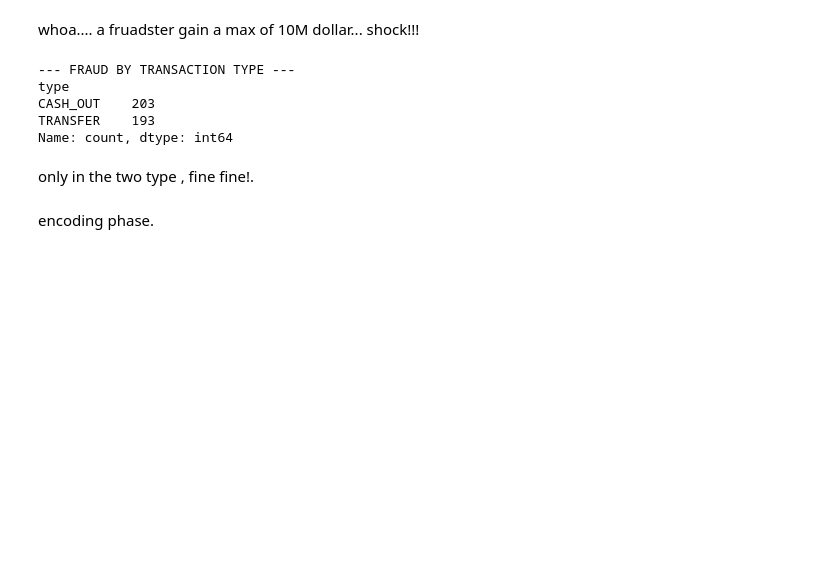
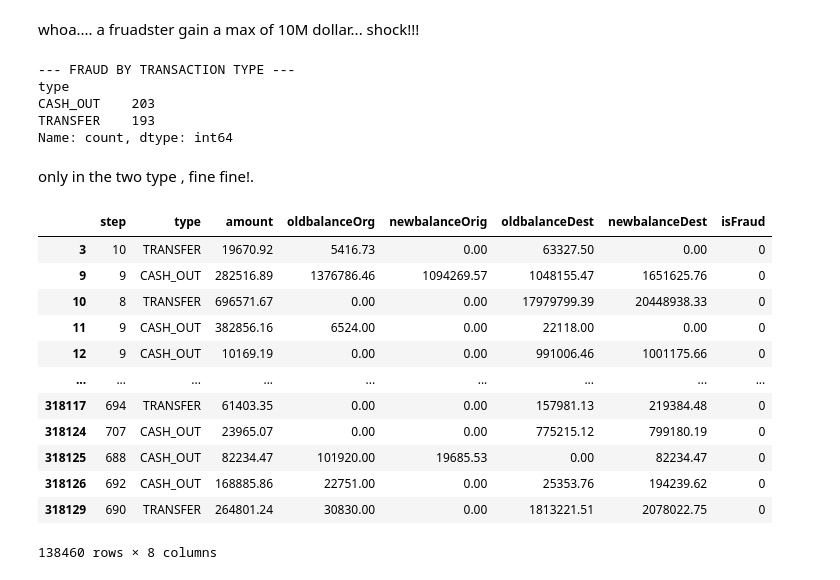
Before and after one commit to Mohith-151/Week-12, a Jupyter notebook: capstone_project.ipynb, the cells around one changed output. Drawn from its saved outputs; the diff is of its cells as text; code cells hidden in the pictures; blank space fills up the shorter version.

```diff
--- a/capstone_project.ipynb
+++ b/capstone_project.ipynb
@@ -125,5 +125,3 @@ TRANSFER    193
 Name: count, dtype: int64
 # %% [markdown]
 only in the two type , fine fine!.
-# %% [markdown]
-encoding phase.
@@ -131,0 +128,21 @@ encoding phase.
+# %%
+# Keep only the transaction types where fraud actually happens
+df2 = df1[df1['type'].isin(['TRANSFER', 'CASH_OUT'])].copy(deep=True)
+# %%
+df_clean = df2.drop(columns=['nameOrig', 'nameDest', 'isFlaggedFraud'], errors='ignore')
+
+df_clean
+# %% [output]
+|  | step | type | amount | oldbalanceOrg | newbalanceOrig | oldbalanceDest | newbalanceDest | isFraud |
+| 3 | 10 | TRANSFER | 19670.92 | 5416.73 | 0.00 | 63327.50 | 0.00 | 0 |
+| 9 | 9 | CASH_OUT | 282516.89 | 1376786.46 | 1094269.57 | 1048155.47 | 1651625.76 | 0 |
+| 10 | 8 | TRANSFER | 696571.67 | 0.00 | 0.00 | 17979799.39 | 20448938.33 | 0 |
+| 11 | 9 | CASH_OUT | 382856.16 | 6524.00 | 0.00 | 22118.00 | 0.00 | 0 |
+| 12 | 9 | CASH_OUT | 10169.19 | 0.00 | 0.00 | 991006.46 | 1001175.66 | 0 |
+| ... | ... | ... | ... | ... | ... | ... | ... | ... |
+| 318117 | 694 | TRANSFER | 61403.35 | 0.00 | 0.00 | 157981.13 | 219384.48 | 0 |
+| 318124 | 707 | CASH_OUT | 23965.07 | 0.00 | 0.00 | 775215.12 | 799180.19 | 0 |
+| 318125 | 688 | CASH_OUT | 82234.47 | 101920.00 | 19685.53 | 0.00 | 82234.47 | 0 |
+| 318126 | 692 | CASH_OUT | 168885.86 | 22751.00 | 0.00 | 25353.76 | 194239.62 | 0 |
+| 318129 | 690 | TRANSFER | 264801.24 | 30830.00 | 0.00 | 1813221.51 | 2078022.75 | 0 |
+138460 rows × 8 columns
```
Also changed, not shown: parts of 14 cells of this notebook, 6 other files.
